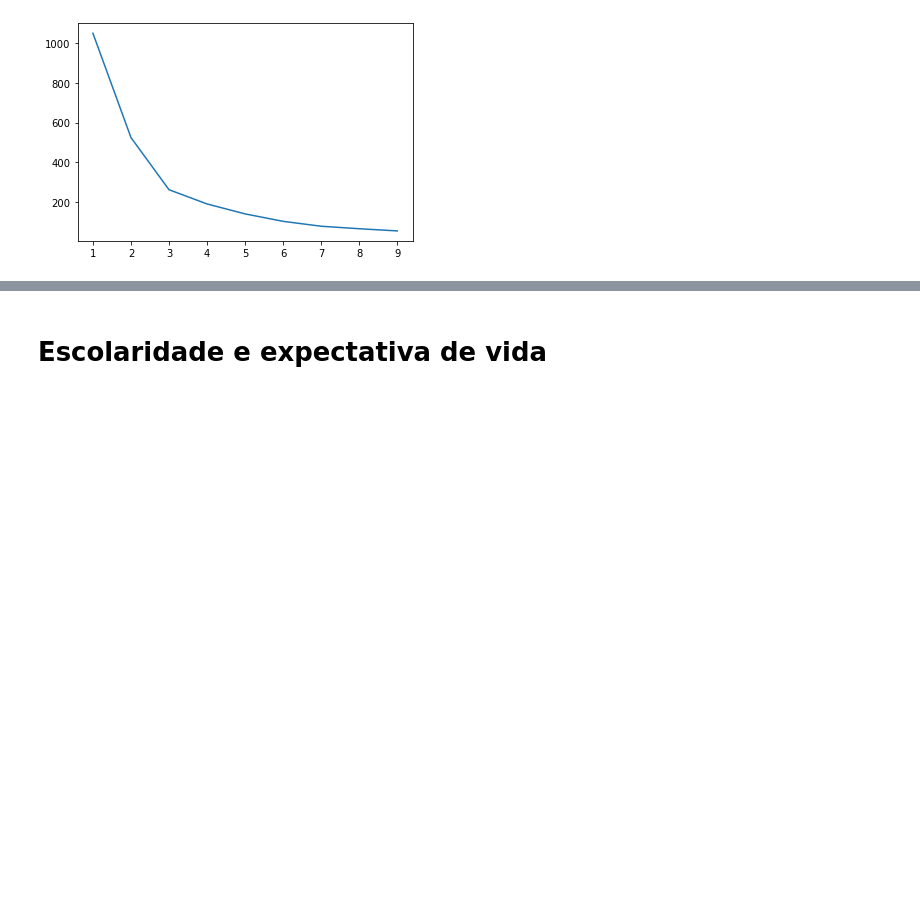
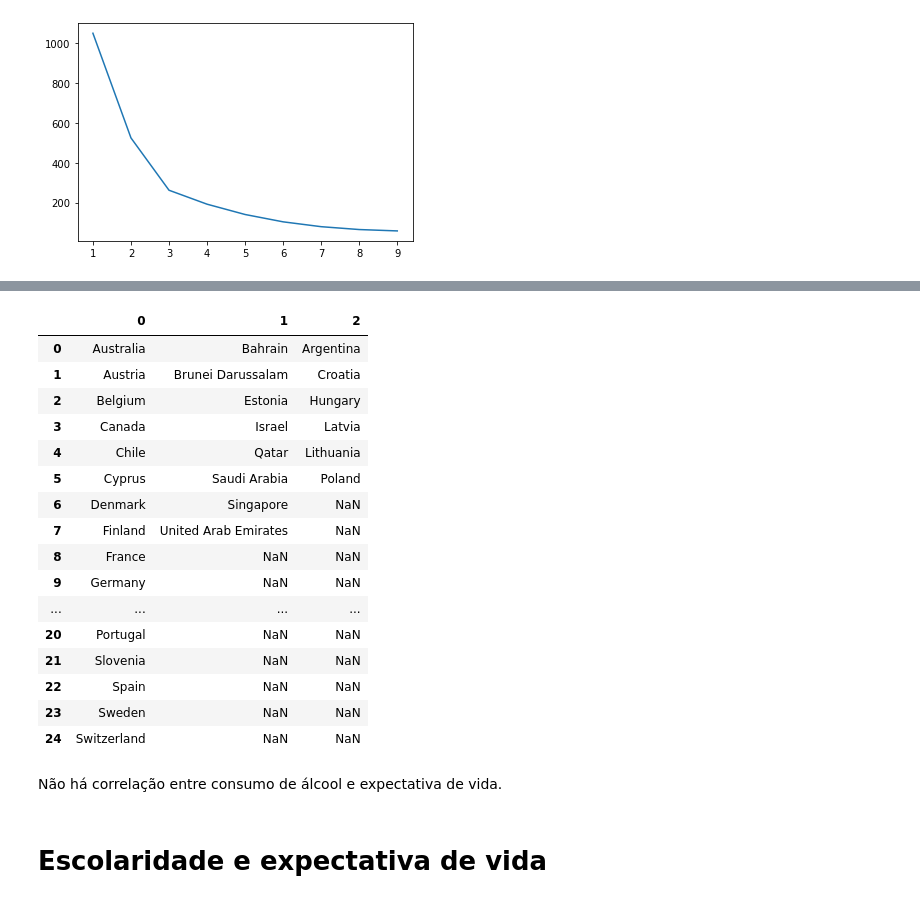
Before and after one commit to BergsonMelo/Expectativa-de-Vida, a Jupyter notebook: Agrupamento_por_idh.ipynb, the cells around one changed output, grey strips where cells are left out. Saved outputs shown, nothing was run; the diff lists cells and outputs as text; code cells hidden in the pictures; blank space fills up the shorter version.

```diff
--- a/Agrupamento_por_idh.ipynb
+++ b/Agrupamento_por_idh.ipynb
@@ -896,3 +930,27 @@ sns.scatterplot(data = df_alcool8, x = "Life expectancy ", y = "Alcohol", hue =
+# %%
+df_ = df_alcool8.copy()
+df_['classificacao'] = kmeans.labels_
+name_countries_classificated(df_, kmeans.labels_)
+# %% [output]
+|  | 0 | 1 | 2 |
+| 0 | Australia | Bahrain | Argentina |
+| 1 | Austria | Brunei Darussalam | Croatia |
+| 2 | Belgium | Estonia | Hungary |
+| 3 | Canada | Israel | Latvia |
+| 4 | Chile | Qatar | Lithuania |
+| 5 | Cyprus | Saudi Arabia | Poland |
+| 6 | Denmark | Singapore | NaN |
+| 7 | Finland | United Arab Emirates | NaN |
+| 8 | France | NaN | NaN |
+| 9 | Germany | NaN | NaN |
+| ... | ... | ... | ... |
+| 20 | Portugal | NaN | NaN |
+| 21 | Slovenia | NaN | NaN |
+| 22 | Spain | NaN | NaN |
+| 23 | Sweden | NaN | NaN |
+| 24 | Switzerland | NaN | NaN |
+# %% [markdown]
+Não há correlação entre consumo de álcool e expectativa de vida.
 # %% [markdown]
 # Escolaridade e expectativa de vida
 # %%
```
Also changed, not shown: parts of 49 cells of this notebook.
